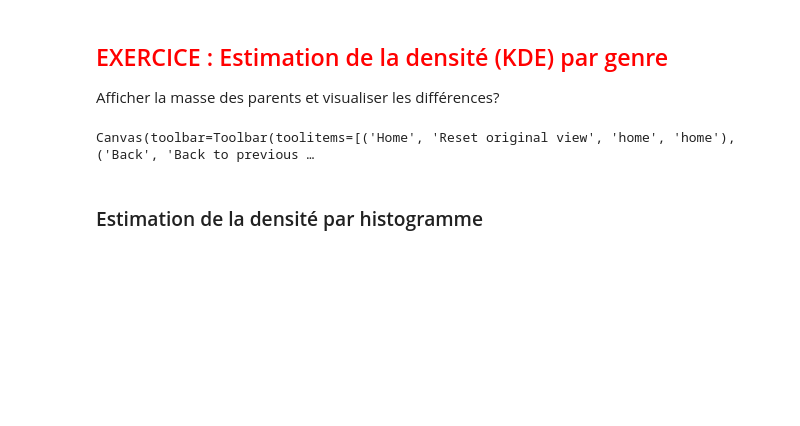
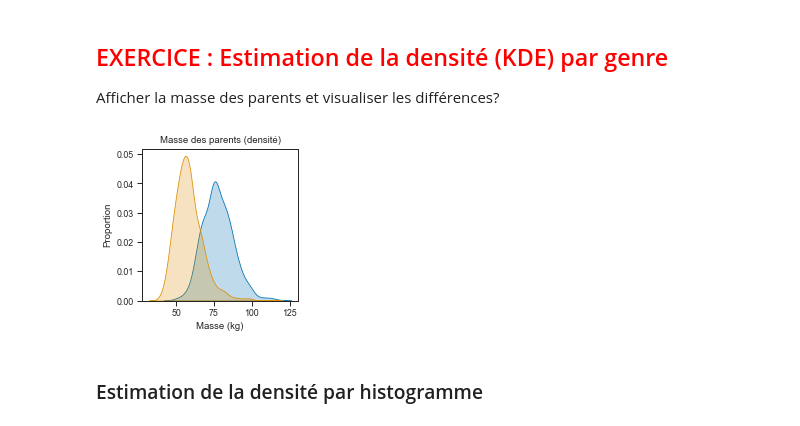
Before and after one commit to josephsalmon/agramfort.github.io, a Jupyter notebook: content/enseignement/Montpellier/HLMA408/StatDescriptives.ipynb, the cells around one changed output. Saved outputs shown, nothing was run; the diff lists cells and outputs as text; code cells hidden in the pictures; blank space fills up the shorter version.

```diff
--- a/content/enseignement/Montpellier/HLMA408/StatDescriptives.ipynb
+++ b/content/enseignement/Montpellier/HLMA408/StatDescriptives.ipynb
@@ -300,14 +313,14 @@ Afficher la masse des parents et visualiser les différences?
 # %%
 # Réponse:
 plt.figure(figsize=(3, 3))
-plt.title("Masse des parents (densité)")
+plt.title(r"Masse des parents (densité)")
 sns.kdeplot(df_babies['dwt'], label="Père", shade=True)
 sns.kdeplot(df_babies['wt.1'], label="Mère", shade=True)
 plt.xlabel("Masse (kg)")
-plt.ylabel("Propotion")
+plt.ylabel("Proportion")
 plt.tight_layout()
 # %% [output]
-Canvas(toolbar=Toolbar(toolitems=[('Home', 'Reset original view', 'home', 'home'), ('Back', 'Back to previous …
+[figure, added]
 # %% [markdown]
 ### Estimation de la densité par histogramme
 # %%
```
Also changed, not shown: parts of 49 cells of this notebook, 29 other files.
